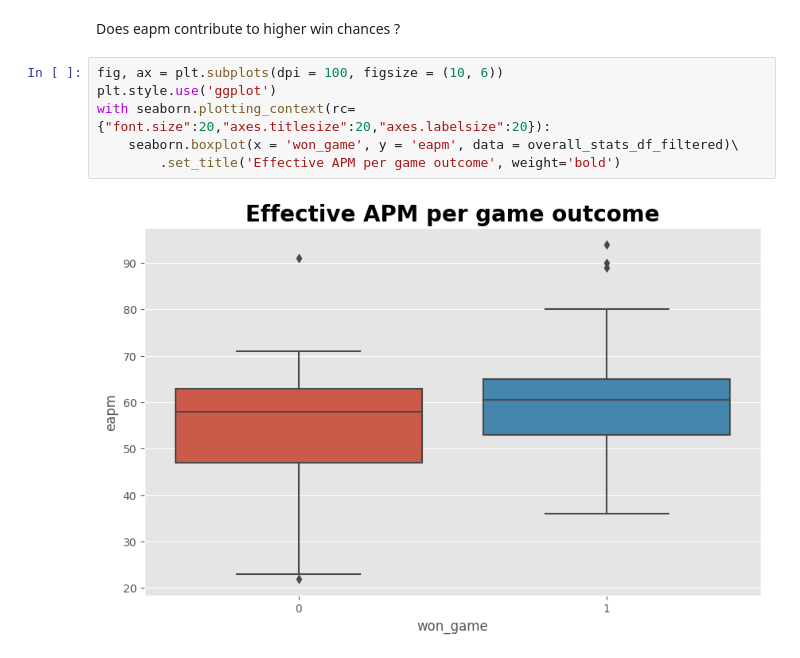
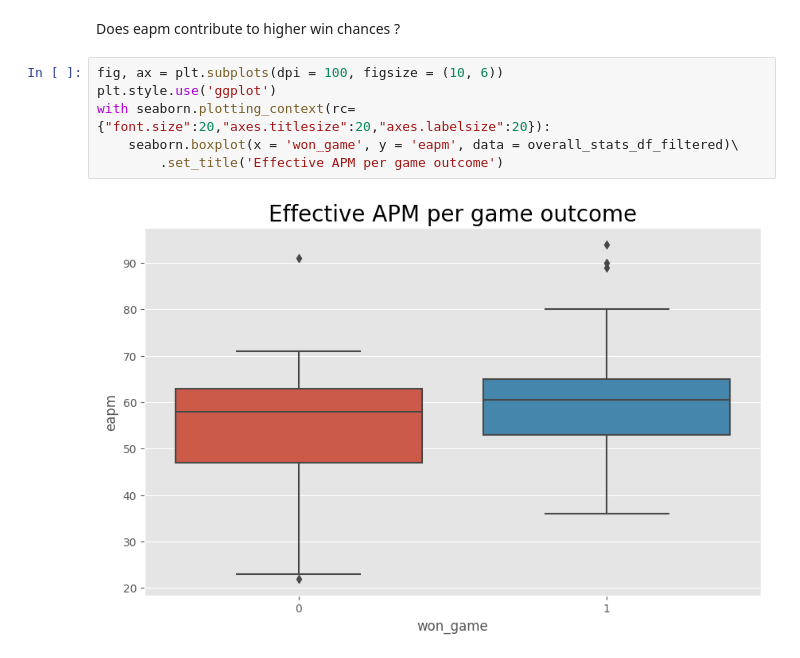
Before and after one commit to kkardousk/aoe, a Jupyter notebook: aoe2_games_replay_analysis.ipynb, the cells around one changed output. Saved outputs shown, nothing was run; the diff lists cells and outputs as text.

Commit message:
changing plot title font

```diff
--- a/aoe2_games_replay_analysis.ipynb
+++ b/aoe2_games_replay_analysis.ipynb
@@ -146,11 +146,11 @@ Does eapm contribute to higher win chances ?
 # %%
 fig, ax = plt.subplots(dpi = 100, figsize = (10, 6))
 plt.style.use('ggplot')
 with seaborn.plotting_context(rc={"font.size":20,"axes.titlesize":20,"axes.labelsize":20}):
     seaborn.boxplot(x = 'won_game', y = 'eapm', data = overall_stats_df_filtered)\
-        .set_title('Effective APM per game outcome', weight='bold')
+        .set_title('Effective APM per game outcome')
 # %% [output]
-[figure, old version]
+[figure, new version]
 # %%
 fig, ax = plt.subplots(dpi = 100, figsize = (10, 4))
 plt.style.use('ggplot')
```
Also changed, not shown: parts of 1 cell of this notebook.
